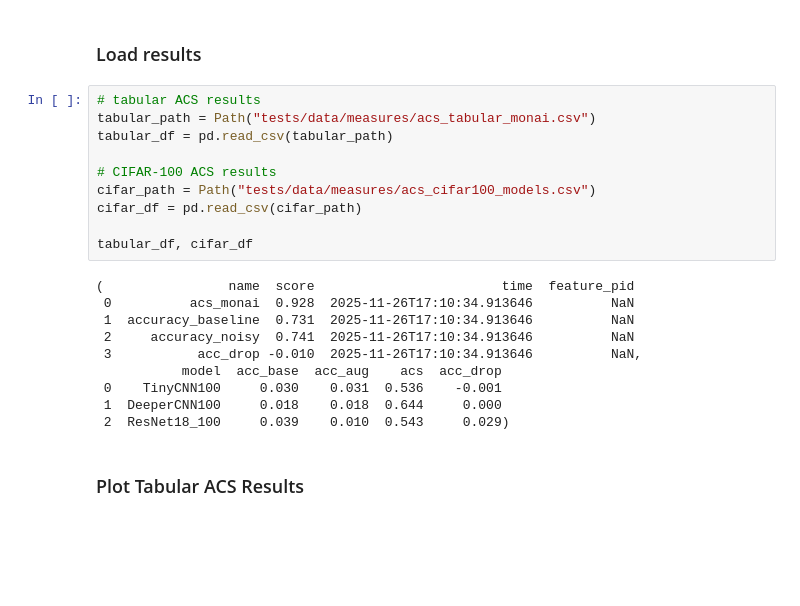
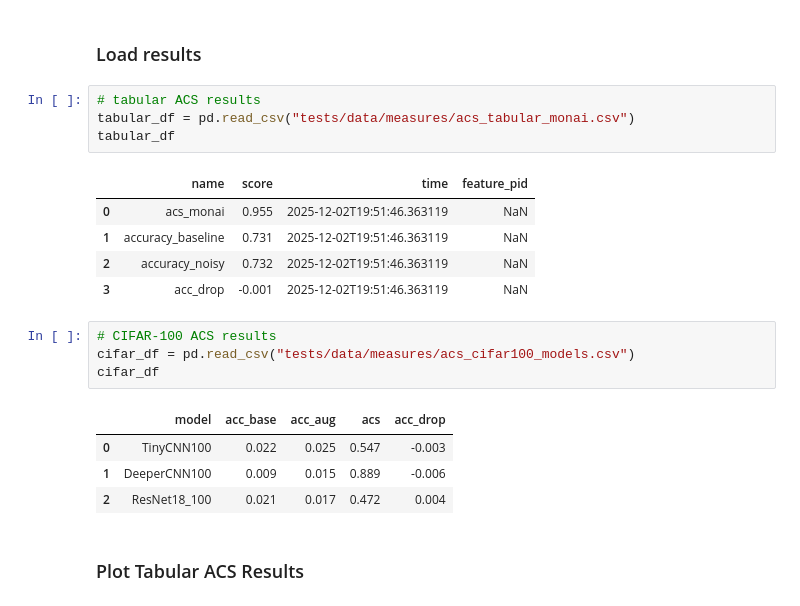
Before and after one commit to meyers-kim/AI-and-Cybersecurity-Project, a Jupyter notebook: acs_results.ipynb, the cells around one changed output. Saved outputs shown, nothing was run; the diff lists cells and outputs as text; blank space fills up the shorter version.

```diff
--- a/acs_results.ipynb
+++ b/acs_results.ipynb
@@ -13,26 +21,25 @@ import numpy as np
 plt.style.use("ggplot")
 # %% [markdown]
 ### Load results
+# %%
+# tabular ACS results
+tabular_df = pd.read_csv("tests/data/measures/acs_tabular_monai.csv")
+tabular_df
+# %% [output]
+|  | name | score | time | feature_pid |
+| 0 | acs_monai | 0.955 | 2025-12-02T19:51:46.363119 | NaN |
+| 1 | accuracy_baseline | 0.731 | 2025-12-02T19:51:46.363119 | NaN |
+| 2 | accuracy_noisy | 0.732 | 2025-12-02T19:51:46.363119 | NaN |
+| 3 | acc_drop | -0.001 | 2025-12-02T19:51:46.363119 | NaN |
 # %%
-# tabular ACS results
-tabular_path = Path("tests/data/measures/acs_tabular_monai.csv")
-tabular_df = pd.read_csv(tabular_path)
-
 # CIFAR-100 ACS results
-cifar_path = Path("tests/data/measures/acs_cifar100_models.csv")
-cifar_df = pd.read_csv(cifar_path)
-
-tabular_df, cifar_df
+cifar_df = pd.read_csv("tests/data/measures/acs_cifar100_models.csv")
+cifar_df
 # %% [output]
-(                name  score                        time  feature_pid
- 0          acs_monai  0.928  2025-11-26T17:10:34.913646          NaN
- 1  accuracy_baseline  0.731  2025-11-26T17:10:34.913646          NaN
- 2     accuracy_noisy  0.741  2025-11-26T17:10:34.913646          NaN
- 3           acc_drop -0.010  2025-11-26T17:10:34.913646          NaN,
-           model  acc_base  acc_aug    acs  acc_drop
- 0    TinyCNN100     0.030    0.031  0.536    -0.001
- 1  DeeperCNN100     0.018    0.018  0.644     0.000
- 2  ResNet18_100     0.039    0.010  0.543     0.029)
+|  | model | acc_base | acc_aug | acs | acc_drop |
+| 0 | TinyCNN100 | 0.022 | 0.025 | 0.547 | -0.003 |
+| 1 | DeeperCNN100 | 0.009 | 0.015 | 0.889 | -0.006 |
+| 2 | ResNet18_100 | 0.021 | 0.017 | 0.472 | 0.004 |
 # %% [markdown]
 ### Plot Tabular ACS Results
 # %%
```
Also changed, not shown: parts of 10 cells of this notebook, 1 other file.
